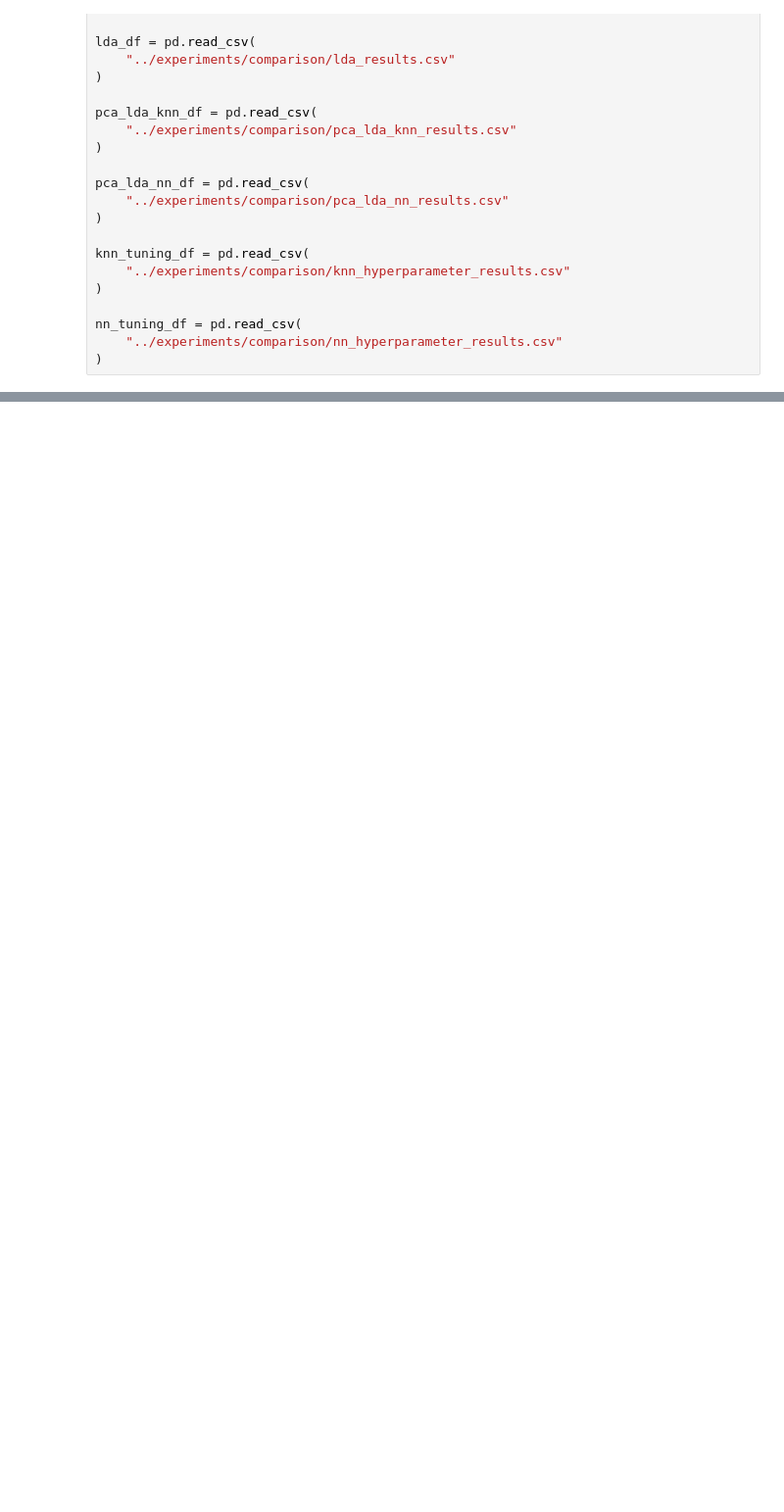
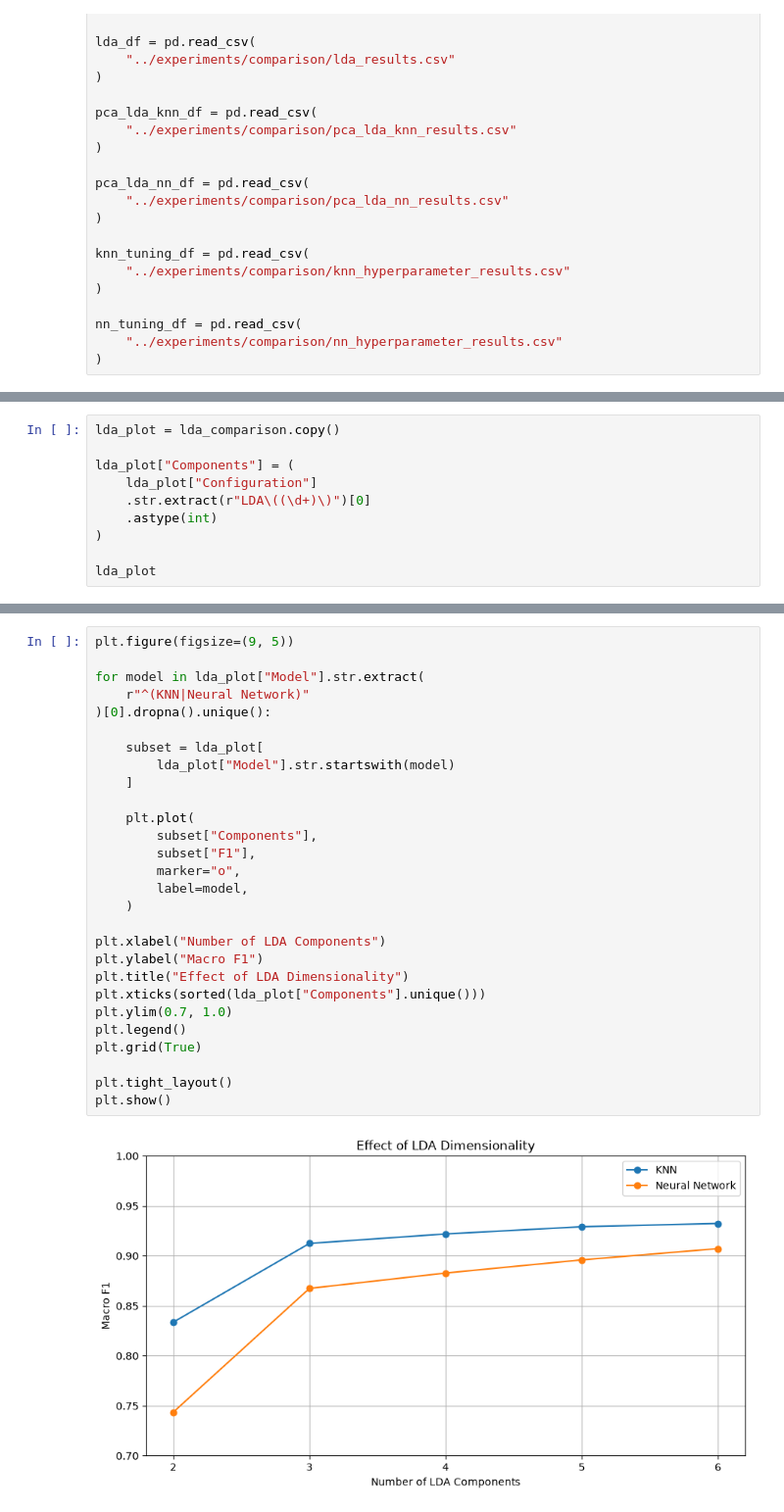
Before and after one commit to pvq-vn/dry-bean-ml, a Jupyter notebook: notebooks/07_model_comparison.ipynb, the cells around one changed output, grey strips where cells are left out. Shown at 98% size. Drawn from its saved outputs; the diff is of its cells as text; blank space fills up the shorter version.

```diff
--- a/notebooks/07_model_comparison.ipynb
+++ b/notebooks/07_model_comparison.ipynb
@@ -37,0 +381,10 @@ nn_tuning_df = pd.read_csv(
+# %%
+lda_plot = lda_comparison.copy()
+
+lda_plot["Components"] = (
+    lda_plot["Configuration"]
+    .str.extract(r"LDA\((\d+)\)")[0]
+    .astype(int)
+)
+
+lda_plot
@@ -37,0 +403,30 @@ nn_tuning_df = pd.read_csv(
+# %%
+plt.figure(figsize=(9, 5))
+
+for model in lda_plot["Model"].str.extract(
+    r"^(KNN|Neural Network)"
+)[0].dropna().unique():
+
+    subset = lda_plot[
+        lda_plot["Model"].str.startswith(model)
+    ]
+
+    plt.plot(
+        subset["Components"],
+        subset["F1"],
+        marker="o",
+        label=model,
+    )
+
+plt.xlabel("Number of LDA Components")
+plt.ylabel("Macro F1")
+plt.title("Effect of LDA Dimensionality")
+plt.xticks(sorted(lda_plot["Components"].unique()))
+plt.ylim(0.7, 1.0)
+plt.legend()
+plt.grid(True)
+
+plt.tight_layout()
+plt.show()
+# %% [output]
+[figure, added]
```
Also changed, not shown: parts of 24 cells of this notebook, 1 other file.
